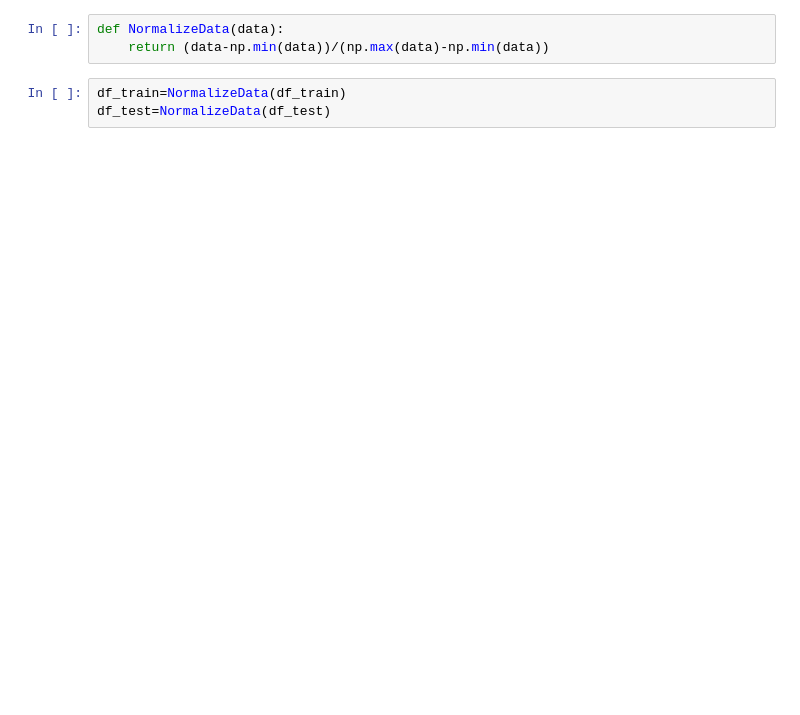
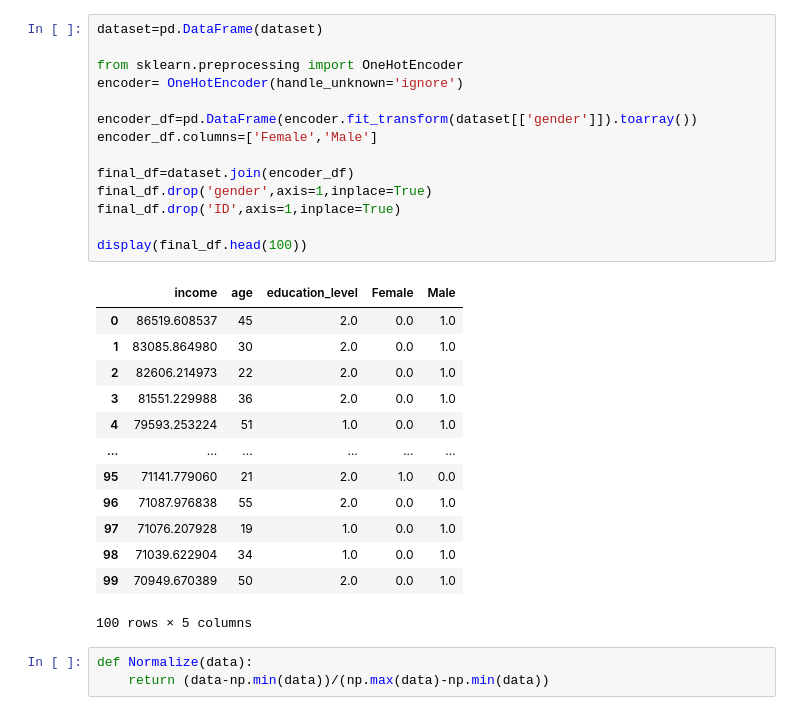
Before and after one commit to 4nuragb/acerta-abide, a Jupyter notebook: predicting-income-from-annual-sales-report.ipynb, the cells around one changed output. Cells and saved outputs as stored; diff of their text form; blank space fills up the shorter version.

```diff
--- a/predicting-income-from-annual-sales-report.ipynb
+++ b/predicting-income-from-annual-sales-report.ipynb
@@ -40,6 +15,31 @@ display(df_train.shape)
+# %%
+dataset=pd.DataFrame(dataset)
+
+from sklearn.preprocessing import OneHotEncoder
+encoder= OneHotEncoder(handle_unknown='ignore')
+
+encoder_df=pd.DataFrame(encoder.fit_transform(dataset[['gender']]).toarray())
+encoder_df.columns=['Female','Male']
+
+final_df=dataset.join(encoder_df)
+final_df.drop('gender',axis=1,inplace=True)
+final_df.drop('ID',axis=1,inplace=True)
+
+display(final_df.head(100))
+# %% [output]
+|  | income | age | education_level | Female | Male |
+| 0 | 86519.608537 | 45 | 2.0 | 0.0 | 1.0 |
+| 1 | 83085.864980 | 30 | 2.0 | 0.0 | 1.0 |
+| 2 | 82606.214973 | 22 | 2.0 | 0.0 | 1.0 |
+| 3 | 81551.229988 | 36 | 2.0 | 0.0 | 1.0 |
+| 4 | 79593.253224 | 51 | 1.0 | 0.0 | 1.0 |
+| ... | ... | ... | ... | ... | ... |
+| 95 | 71141.779060 | 21 | 2.0 | 1.0 | 0.0 |
+| 96 | 71087.976838 | 55 | 2.0 | 0.0 | 1.0 |
+| 97 | 71076.207928 | 19 | 1.0 | 0.0 | 1.0 |
+| 98 | 71039.622904 | 34 | 1.0 | 0.0 | 1.0 |
+| 99 | 70949.670389 | 50 | 2.0 | 0.0 | 1.0 |
+100 rows × 5 columns
 # %%
-def NormalizeData(data):
+def Normalize(data):
     return (data-np.min(data))/(np.max(data)-np.min(data))
-# %%
-df_train=NormalizeData(df_train)
-df_test=NormalizeData(df_test)
```
Also changed, not shown: parts of 9 cells of this notebook.
